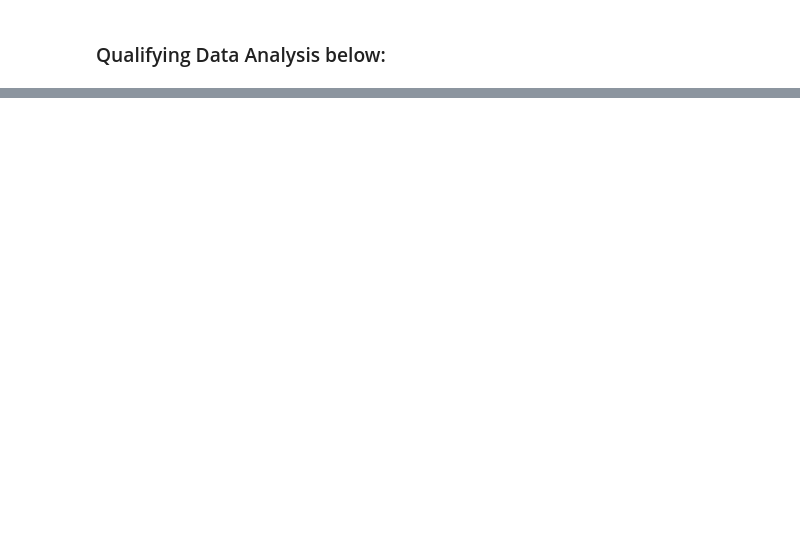
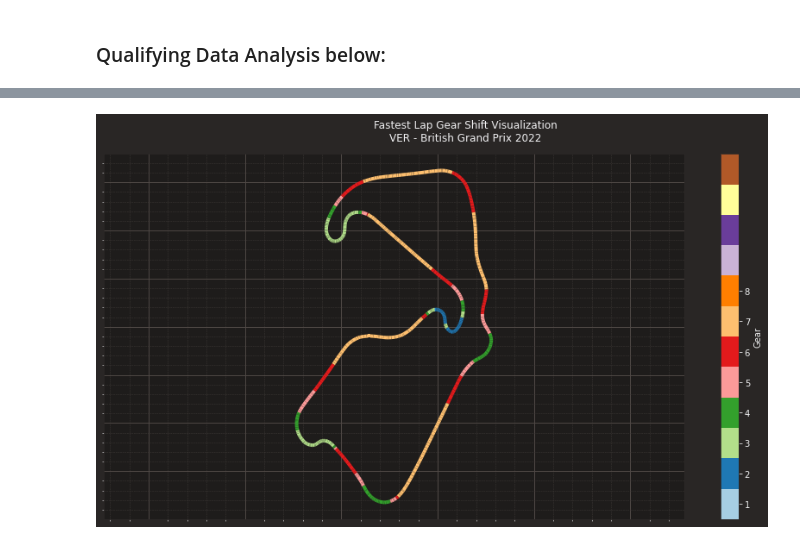
Before and after one commit to CamStevens15/F1_2022_race_analytics, a Jupyter notebook: Code_Analysis/British_GP2022.ipynb, the cells around one changed output, grey strips where cells are left out. Cells and saved outputs as stored; diff of their text form; code cells hidden in the pictures; blank space fills up the shorter version.

```diff
--- a/Code_Analysis/British_GP2022.ipynb
+++ b/Code_Analysis/British_GP2022.ipynb
@@ -402,0 +516,4 @@ get_constructor_rankings()
+# %%
+driver_gear_changes("VER",quali_silverstone)
+# %% [output]
+[figure, added]
```
Also changed, not shown: parts of 42 cells of this notebook, 3 other files.
